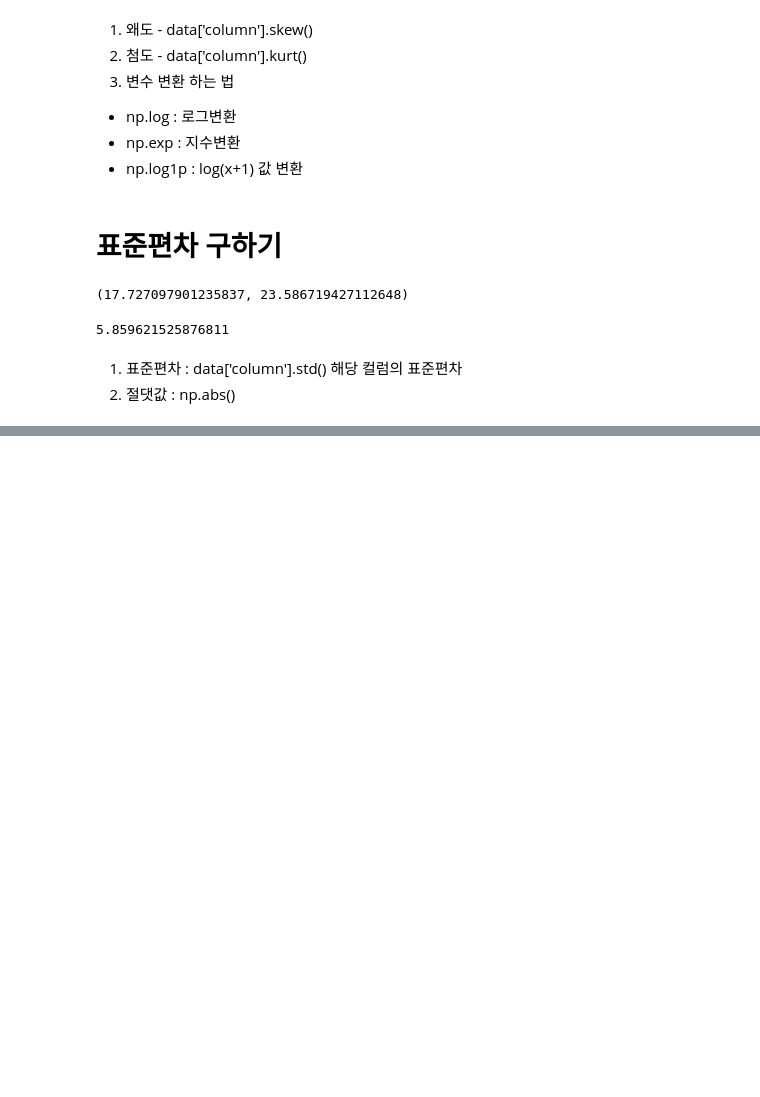
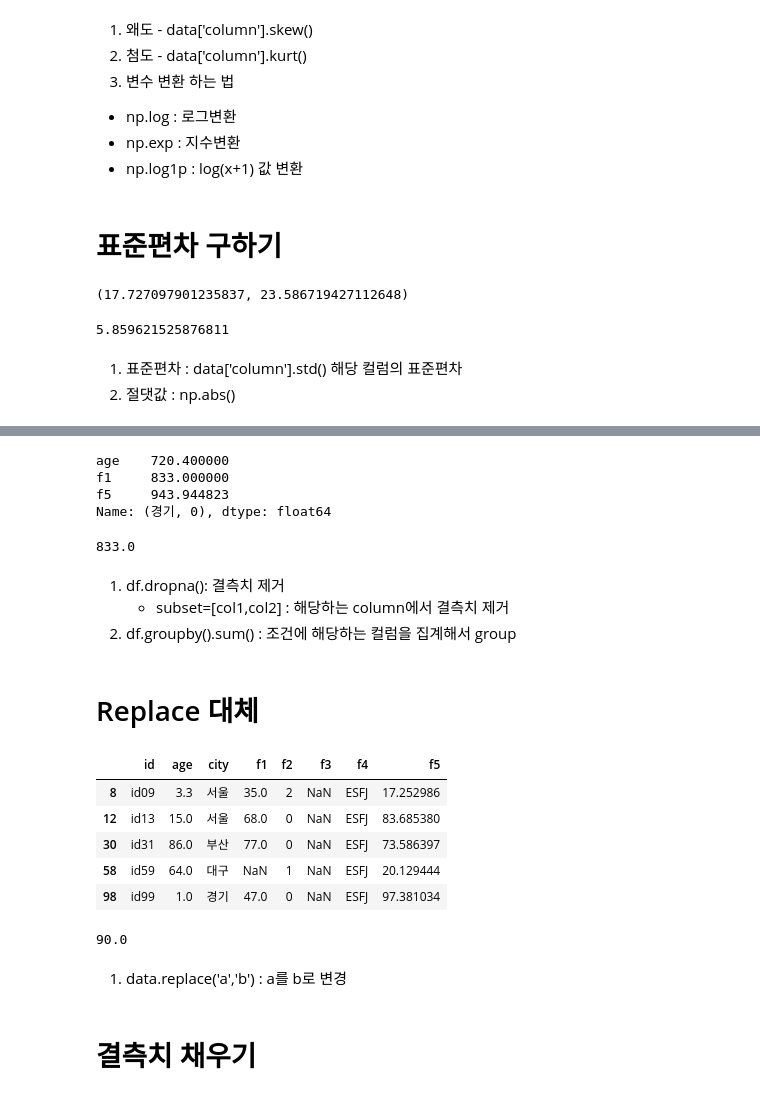
Before and after one commit to hyeongjin-kim-dev/Myworkspace, a Jupyter notebook: CodingTest & BigdataCertification/작업형 1 노트정리.ipynb, the cells around one changed output, grey strips where cells are left out. Saved outputs shown, nothing was run; the diff lists cells and outputs as text; code cells hidden in the pictures; blank space fills up the shorter version.

```diff
--- a/CodingTest & BigdataCertification/작업형 1 노트정리.ipynb
+++ b/CodingTest & BigdataCertification/작업형 1 노트정리.ipynb
@@ -174,0 +186,28 @@ print(np.abs(enfj-infp))
+# %%
+tmp.iloc[0] #0번째 인덱스  값 출력
+# %% [output]
+age    720.400000
+f1     833.000000
+f5     943.944823
+Name: (경기, 0), dtype: float64
+# %%
+tmp.iloc[0]['f1']
+# %% [output]
+833.0
+# %% [markdown]
+1. df.dropna(): 결측치 제거
+    - subset=[col1,col2] : 해당하는 column에서 결측치 제거
+2. df.groupby().sum() : 조건에 해당하는 컬럼을 집계해서 group
+# %% [markdown]
+# Replace 대체
+# %%
+data=pd.read_csv("basic1.csv") # 데이터호출
+# %%
+data[data['f4']=="ESFJ"] # 조건에 맞는 데이터 확인
+# %% [output]
+|  | id | age | city | f1 | f2 | f3 | f4 | f5 |
+| 8 | id09 | 3.3 | 서울 | 35.0 | 2 | NaN | ESFJ | 17.252986 |
+| 12 | id13 | 15.0 | 서울 | 68.0 | 0 | NaN | ESFJ | 83.685380 |
+| 30 | id31 | 86.0 | 부산 | 77.0 | 0 | NaN | ESFJ | 73.586397 |
+| 58 | id59 | 64.0 | 대구 | NaN | 1 | NaN | ESFJ | 20.129444 |
+| 98 | id99 | 1.0 | 경기 | 47.0 | 0 | NaN | ESFJ | 97.381034 |
@@ -174,0 +216,8 @@ print(np.abs(enfj-infp))
+# %%
+data[(data['city']=="경기")&(data['f4']=='ISFJ')]['age'].max()
+# %% [output]
+90.0
+# %% [markdown]
+1. data.replace('a','b') : a를 b로 변경
+# %% [markdown]
+# 결측치 채우기
```
Also changed, not shown: parts of 40 cells of this notebook.
